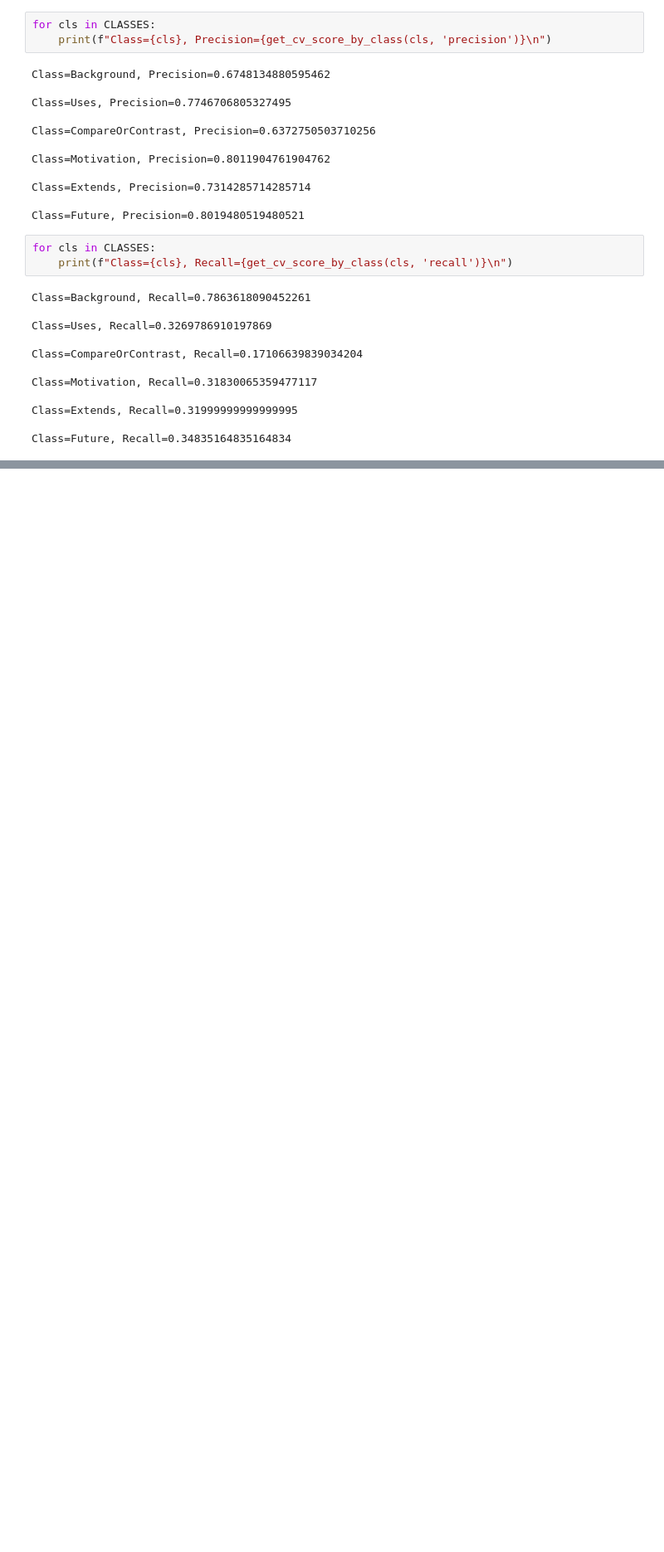
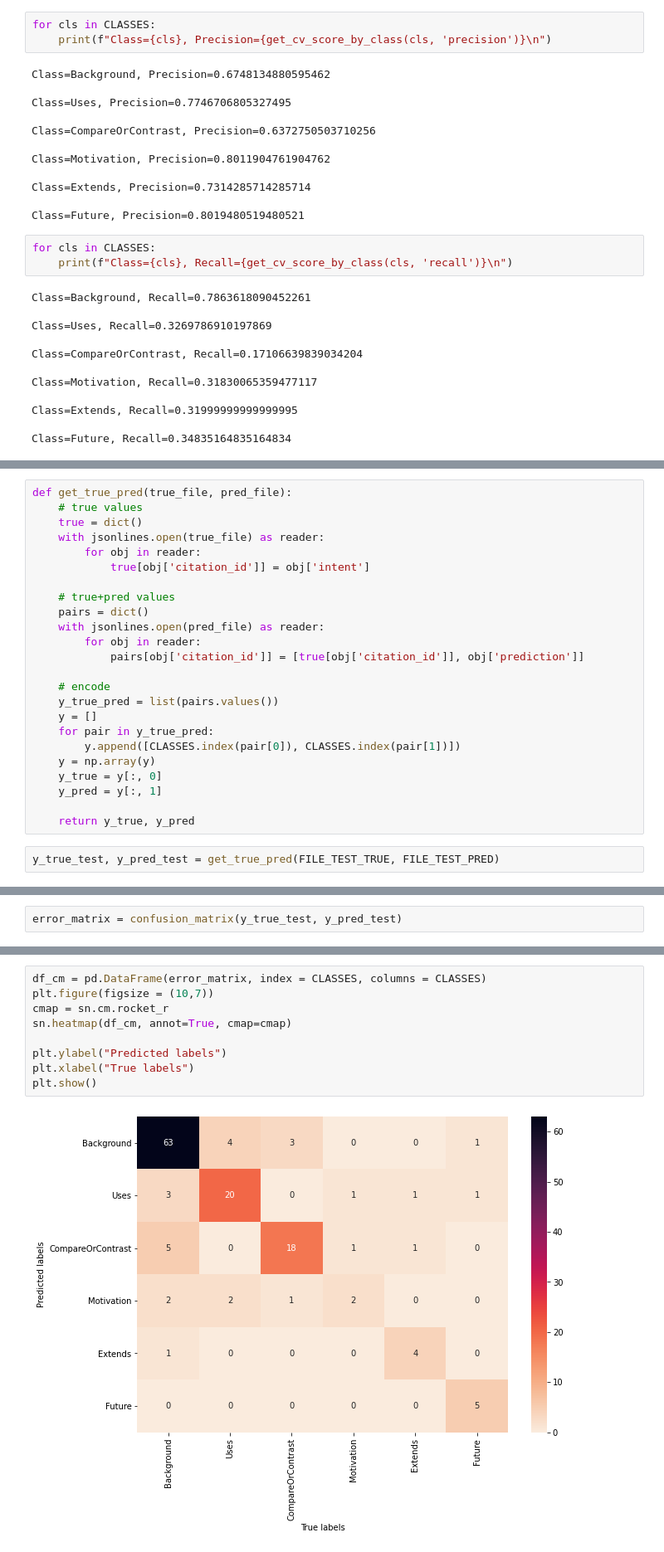
Before and after one commit to se4en/scicite, a Jupyter notebook: only_patterns.ipynb, the cells around one changed output, grey strips where cells are left out. Shown: that part at 83% size. Saved outputs shown, nothing was run; the diff lists cells and outputs as text; blank space fills up the shorter version.

```diff
--- a/only_patterns.ipynb
+++ b/only_patterns.ipynb
@@ -193,0 +195,26 @@ Class=Future, Recall=0.34835164835164834
+# %%
+def get_true_pred(true_file, pred_file):
+    # true values
+    true = dict()
+    with jsonlines.open(true_file) as reader:
+        for obj in reader:
+            true[obj['citation_id']] = obj['intent']
+
+    # true+pred values
+    pairs = dict()
+    with jsonlines.open(pred_file) as reader:
+        for obj in reader:
+            pairs[obj['citation_id']] = [true[obj['citation_id']], obj['prediction']]
+
+    # encode
+    y_true_pred = list(pairs.values())
+    y = []
+    for pair in y_true_pred:
+        y.append([CLASSES.index(pair[0]), CLASSES.index(pair[1])])
+    y = np.array(y)
+    y_true = y[:, 0]
+    y_pred = y[:, 1]
+
+    return y_true, y_pred
+# %%
+y_true_test, y_pred_test = get_true_pred(FILE_TEST_TRUE, FILE_TEST_PRED)
@@ -193,0 +230,2 @@ Class=Future, Recall=0.34835164835164834
+# %%
+error_matrix = confusion_matrix(y_true_test, y_pred_test)
@@ -193,0 +234,11 @@ Class=Future, Recall=0.34835164835164834
+# %%
+df_cm = pd.DataFrame(error_matrix, index = CLASSES, columns = CLASSES)
+plt.figure(figsize = (10,7))
+cmap = sn.cm.rocket_r
+sn.heatmap(df_cm, annot=True, cmap=cmap)
+
+plt.ylabel("Predicted labels")
+plt.xlabel("True labels")
+plt.show()
+# %% [output]
+[figure, added]
```
Also changed, not shown: parts of 21 cells of this notebook, 7 other files.
